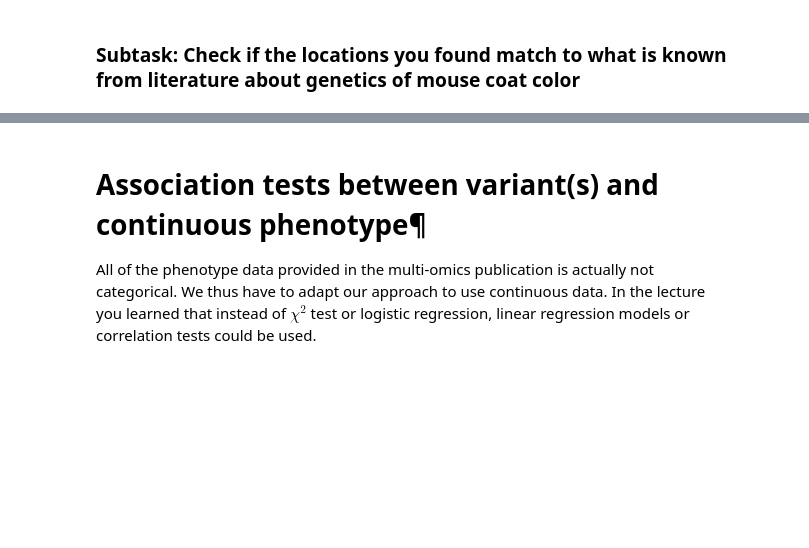
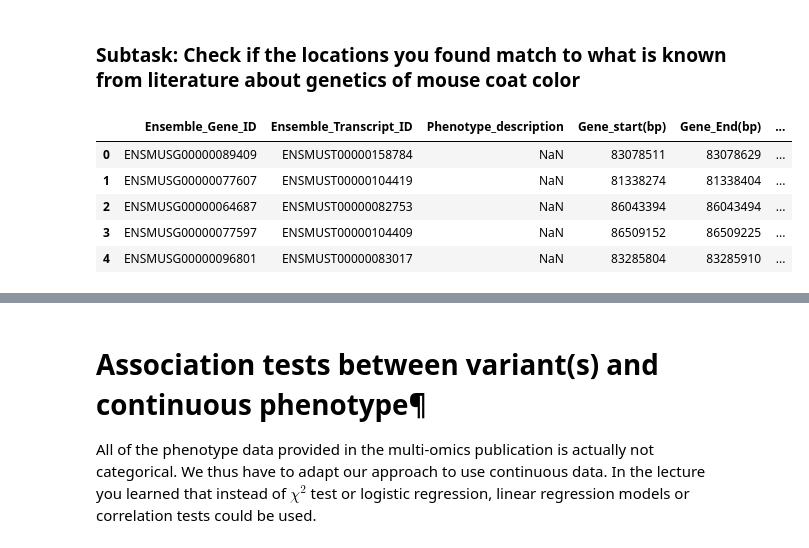
Before and after one commit to MeeNot/Integrated_Bioinformatics, a Jupyter notebook: notebooks/Day3_GWAS_part1.ipynb, the cells around one changed output, grey strips where cells are left out. Saved outputs shown, nothing was run; the diff lists cells and outputs as text; code cells hidden in the pictures; blank space fills up the shorter version.

```diff
--- a/notebooks/Day3_GWAS_part1.ipynb
+++ b/notebooks/Day3_GWAS_part1.ipynb
@@ -542,2 +630,15 @@ If you decide to search for the genes of interest based on the genome location,
 # %% [markdown]
 ### Subtask: Check if the locations you found match to what is known from literature about genetics of mouse coat color
+# %%
+mouse_genes = pd.read_csv("/home/engelha/Documents/Praktikum/Integrated_Bioinformatics/notebooks/mouse_genes.txt",sep="\t",
+                         header=None, names=["Ensemble_Gene_ID", "Ensemble_Transcript_ID", "Phenotype_description", "Gene_start(bp)",
+                                             "Gene_End(bp)", "Associated_Transcript_Name"])
+# %%
+mouse_genes.head()
+# %% [output]
+|  | Ensemble_Gene_ID | Ensemble_Transcript_ID | Phenotype_description | Gene_start(bp) | Gene_End(bp) | ... |
+| 0 | ENSMUSG00000089409 | ENSMUST00000158784 | NaN | 83078511 | 83078629 | ... |
+| 1 | ENSMUSG00000077607 | ENSMUST00000104419 | NaN | 81338274 | 81338404 | ... |
+| 2 | ENSMUSG00000064687 | ENSMUST00000082753 | NaN | 86043394 | 86043494 | ... |
+| 3 | ENSMUSG00000077597 | ENSMUST00000104409 | NaN | 86509152 | 86509225 | ... |
+| 4 | ENSMUSG00000096801 | ENSMUST00000083017 | NaN | 83285804 | 83285910 | ... |
```
Also changed, not shown: parts of 14 cells of this notebook.
